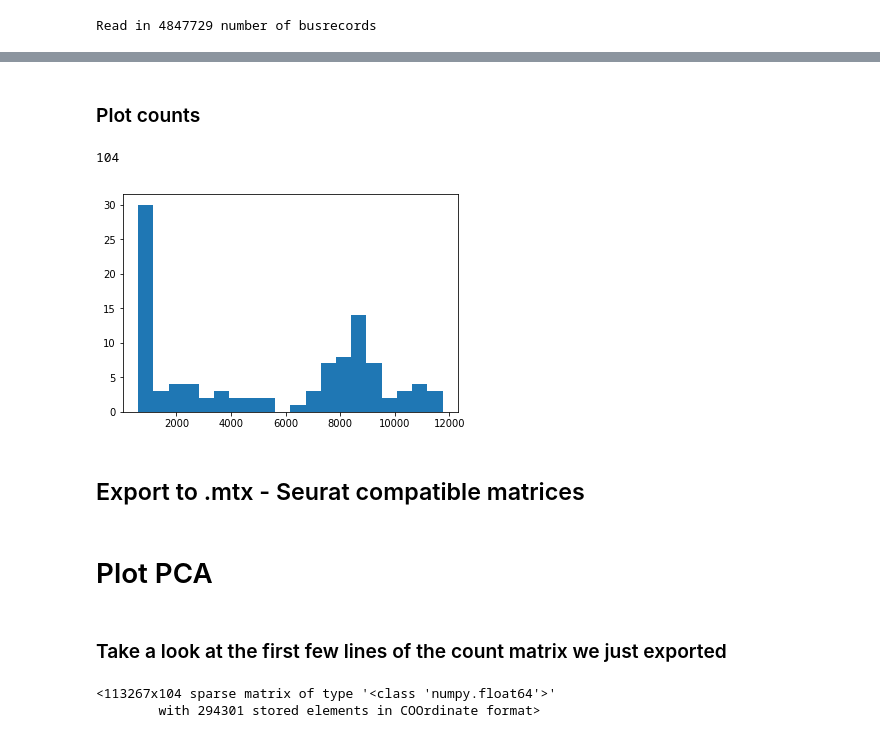
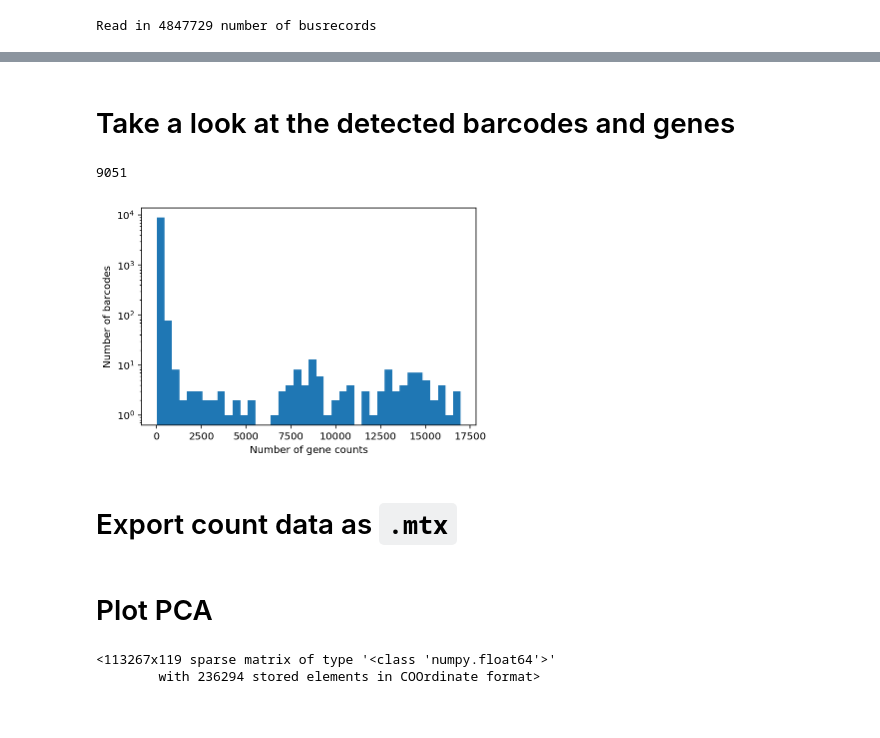
Before and after one commit to BUStools/BUS_notebooks_python, a Jupyter notebook: dataset-notebooks/10x_hgmm_100_python/10x_hgmm_100.ipynb, the cells around one changed output, grey strips where cells are left out. Drawn from its saved outputs; the diff is of its cells as text; code cells hidden in the pictures.

```diff
--- a/dataset-notebooks/10x_hgmm_100_python/10x_hgmm_100.ipynb
+++ b/dataset-notebooks/10x_hgmm_100_python/10x_hgmm_100.ipynb
@@ -402,0 +376,27 @@ cell_gene = {bar:cell_gene[bar] for bar in cell_gene
+# %%
+#load human_mouse transcripts
+
+tr2g = {}
+trlist = []
+with open('./human_mouse_transcript_to_gene.tsv') as f:
+    for line in f:
+        l = line.split()
+        tr2g[l[0]] = l[1]
+        trlist.append(l[0])
+
+genes = list(set(tr2g[t] for t in tr2g))
+
+# load equivalence classes
+ecs = {}
+with open('./out_hgmm_100/matrix.ec') as f:
+    for line in f:
+        l = line.split()
+        ec = int(l[0])
+        trs = [int(x) for x in l[1].split(',')]
+        ecs[ec] = trs
+
+def ec2g(ec):
+    if ec in ecs:
+        return list(set(tr2g[trlist[t]] for t in ecs[ec]))
+    else:
+        return []
@@ -406,15 +450,19 @@ for barcode in cell_gene:
     cg = cell_gene[barcode]
     s = len([cg[g] for g in cg])
     barcode_hist[barcode] += s
-# %% [markdown]
-### Plot counts
+# %% [markdown]
+# Take a look at the detected barcodes and genes
 # %%
-bcv = [x for b,x in barcode_hist.items() if x > 600 and x < 12000]
-_ = plt.hist(bcv,bins=20)
+threshold = 0 # this filters the data by gene count
+bcv = [x for b,x in barcode_hist.items() if x > threshold]
+_ = plt.hist(bcv,bins=40, log=True)
+plt.rcParams["figure.figsize"] = [9,6]
+plt.xlabel("Number of gene counts")
+plt.ylabel("Number of barcodes")
 print(len(bcv))
 # %% [output]
-104
+9051
-[figure, old version]
+[figure, new version]
 # %% [markdown]
-## Export to .mtx - Seurat compatible matrices
+# Export count data as `.mtx`
 # %%
@@ -442,15 +516,13 @@ with open(outfile, 'w') as of:
 # %% [markdown]
 # Plot PCA
-# %% [markdown]
-### Take a look at the first few lines of the count matrix we just exported
 # %%
 from scipy.io import mmread
 import pandas as pd
 import numpy as np
 from sklearn.decomposition import PCA
 # %%
-count_matrix = mmread('matrix.mtx')
+count_matrix = mmread('./out_hgmm_100/matrix.mtx')
 count_matrix
 # %% [output]
-<113267x104 sparse matrix of type '<class 'numpy.float64'>'
-        with 294301 stored elements in COOrdinate format>
+<113267x119 sparse matrix of type '<class 'numpy.float64'>'
+        with 236294 stored elements in COOrdinate format>
```
Also changed, not shown: parts of 45 cells of this notebook.
